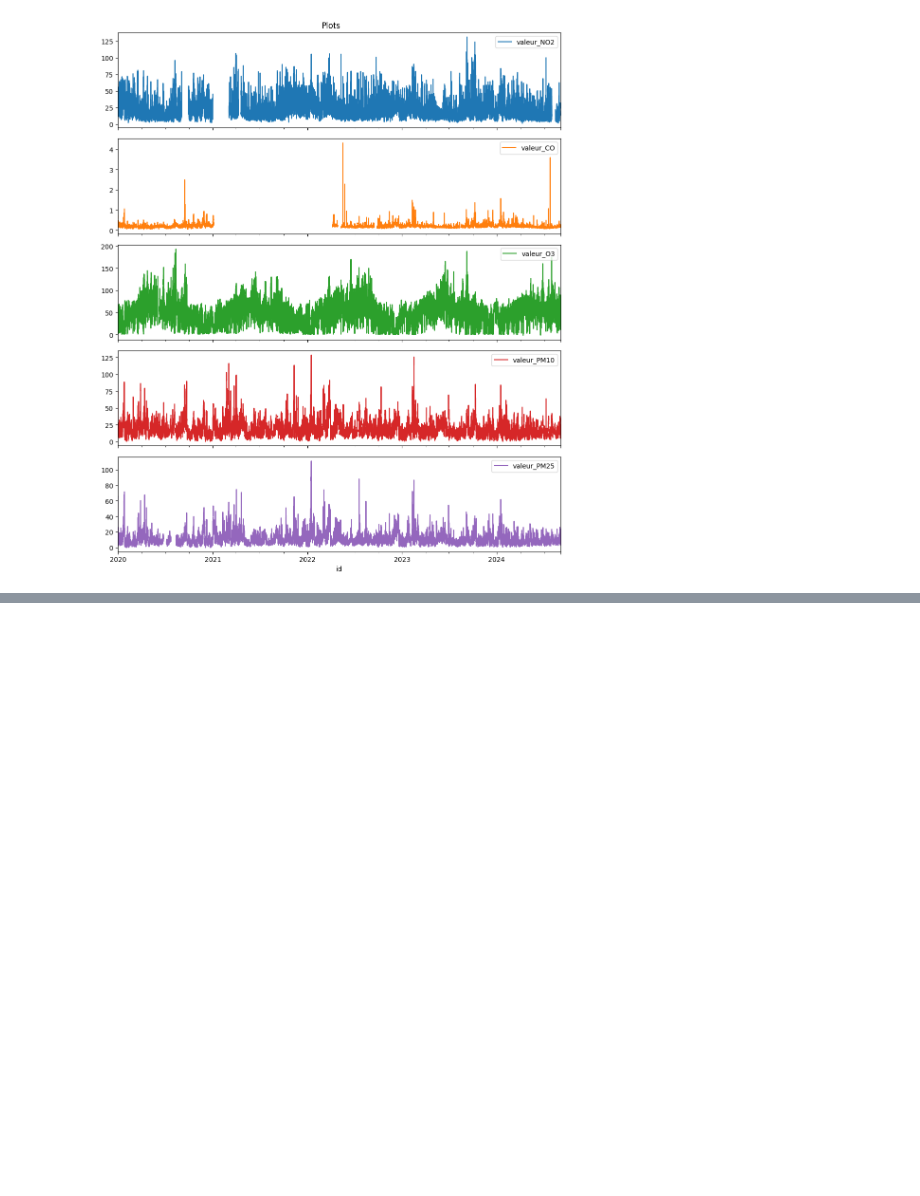
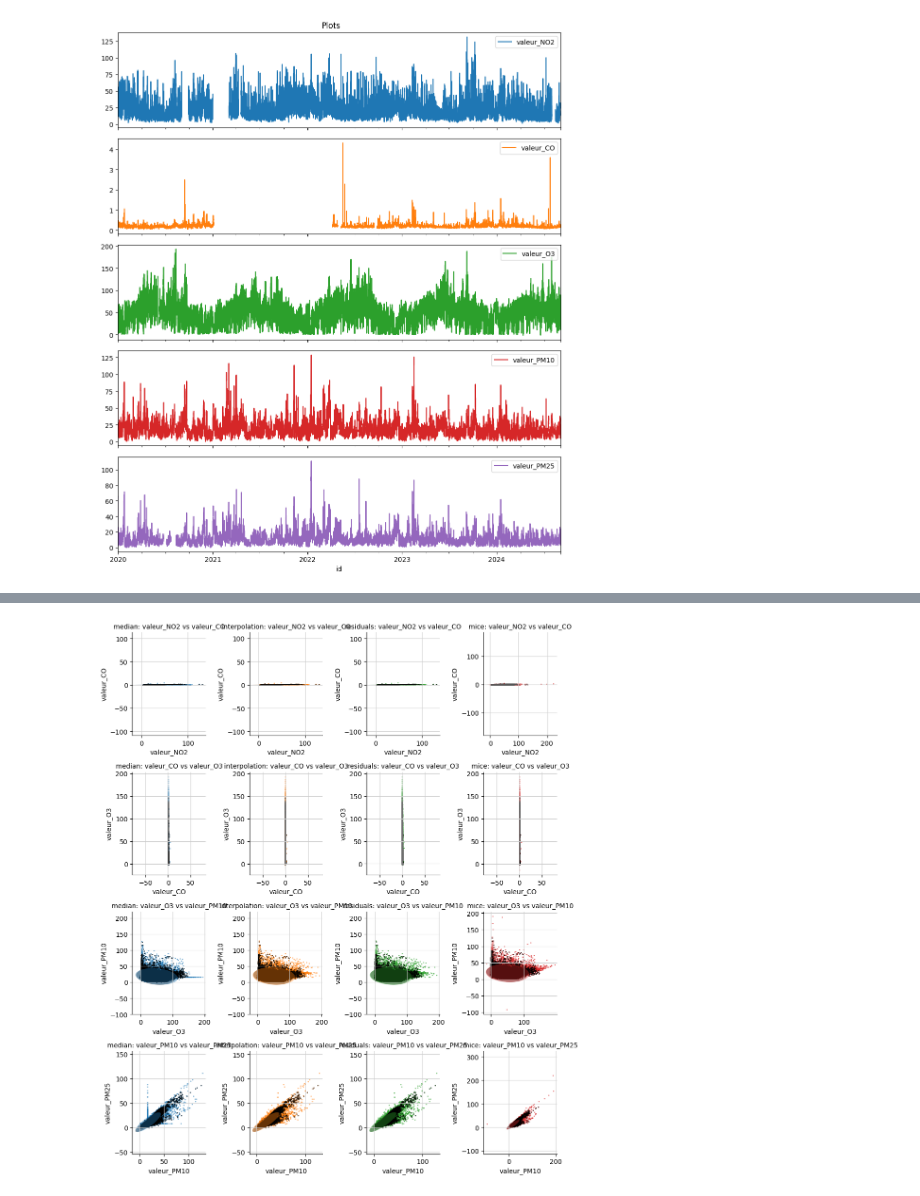
Before and after one commit to dorabijvoet/kaggle_air_quality_capgemini, a Jupyter notebook: notebooks/ameya.ipynb, the cells around one changed output, grey strips where cells are left out. Drawn from its saved outputs; the diff is of its cells as text; code cells hidden in the pictures; blank space fills up the shorter version.

```diff
--- a/notebooks/ameya.ipynb
+++ b/notebooks/ameya.ipynb
@@ -185,0 +193,28 @@ forecast[["y", "yhat"]].plot()
+# %%
+n_columns = len(columns) - 1  # Number of column pairs to compare
+n_imputers = 4  # Number of imputers
+fig = plt.figure(figsize=(10, 3 * n_columns))
+i_plot = 1
+
+for i, col in enumerate(columns[:-1]):
+    for i_imputer, (name_imputer, df_imp) in enumerate(dfs_imputed_station.items()):
+        ax = fig.add_subplot(n_columns, n_imputers, i_plot)
+
+        # Pass the original dataframe (`df_plot`) and the imputed dataframe (`df_imp`)
+        plot.compare_covariances(
+            df_plot,  # Original data
+            df_imp,  # Imputed data
+            col,  # First column for covariance
+            columns[i + 1],  # Next column in sequence
+            ax,
+            color=cm.tab10(i_imputer),
+            label=name_imputer,
+        )
+
+        ax.set_title(f"{name_imputer}: {col} vs {columns[i + 1]}", fontsize=10)
+        i_plot += 1
+
+plt.tight_layout()
+plt.show()
+# %% [output]
+[figure, added]
```
Also changed, not shown: parts of 33 cells of this notebook, 2 other files.
